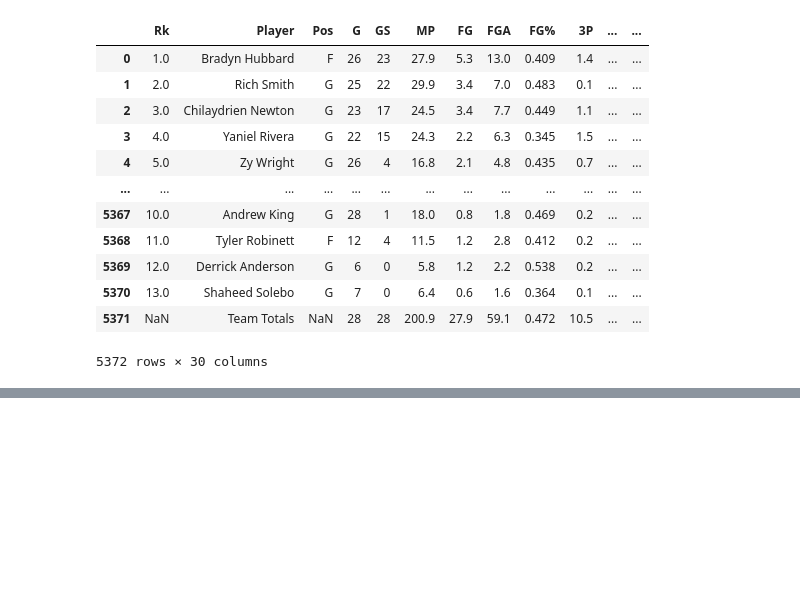
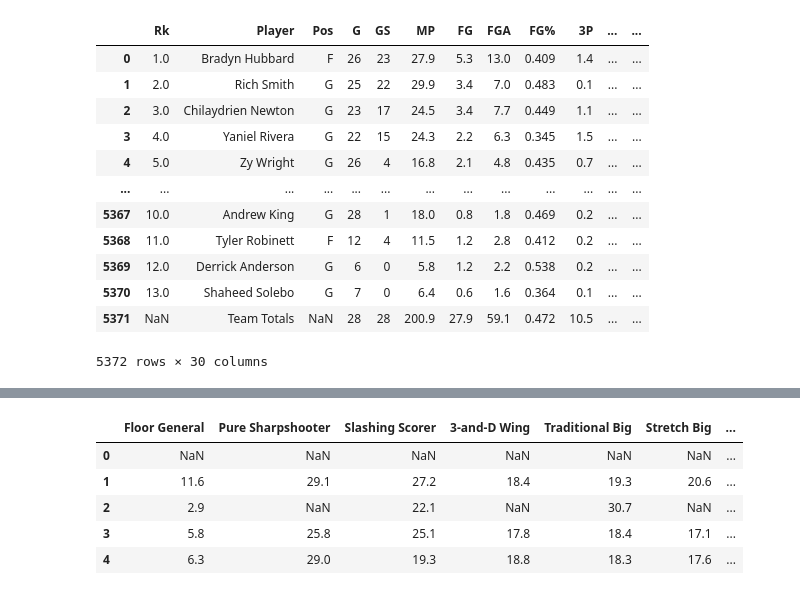
Before and after one commit to jagrest2/agrest-analytics, a Jupyter notebook: app/player_database.ipynb, the cells around one changed output, grey strips where cells are left out. Cells and saved outputs as stored; diff of their text form; code cells hidden in the pictures; blank space fills up the shorter version.

```diff
--- a/app/player_database.ipynb
+++ b/app/player_database.ipynb
@@ -148,0 +183,10 @@ df_stats[df_stats["School"] == "Illinois"]
+# %%
+df_role = get_role_ratings(df)
+df_role.head()
+# %% [output]
+|  | Floor General | Pure Sharpshooter | Slashing Scorer | 3-and-D Wing | Traditional Big | Stretch Big | ... |
+| 0 | NaN | NaN | NaN | NaN | NaN | NaN | ... |
+| 1 | 11.6 | 29.1 | 27.2 | 18.4 | 19.3 | 20.6 | ... |
+| 2 | 2.9 | NaN | 22.1 | NaN | 30.7 | NaN | ... |
+| 3 | 5.8 | 25.8 | 25.1 | 17.8 | 18.4 | 17.1 | ... |
+| 4 | 6.3 | 29.0 | 19.3 | 18.8 | 18.3 | 17.6 | ... |
```
Also changed, not shown: parts of 11 cells of this notebook, 7 other files.
